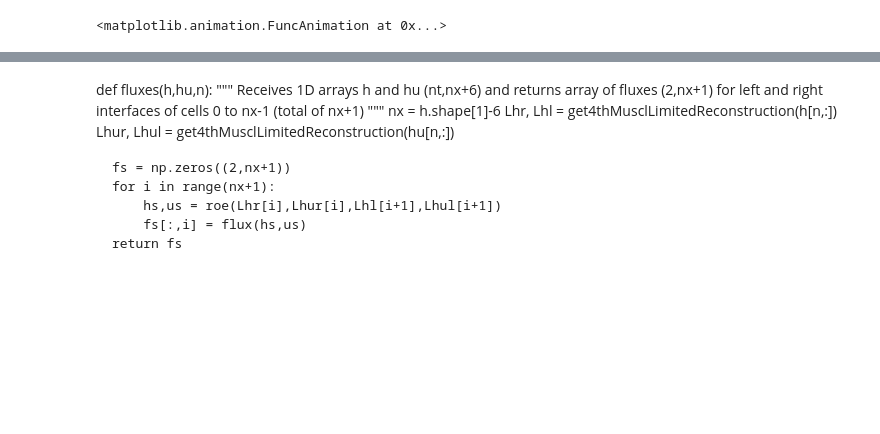
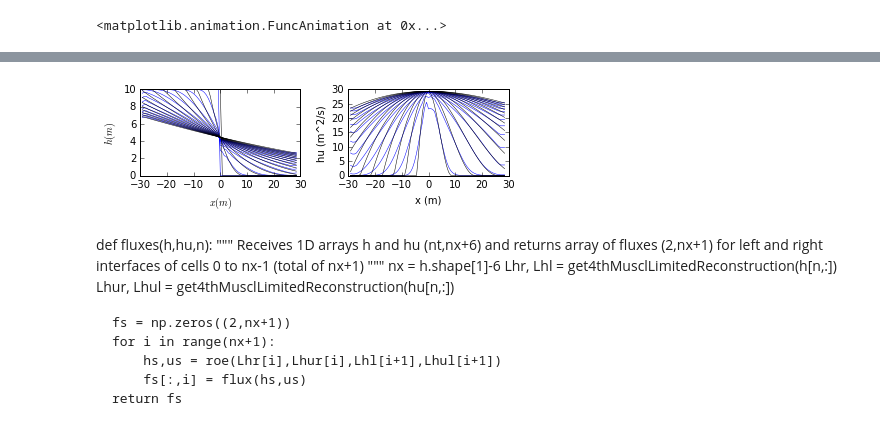
Before and after one commit to joaocaldass/inriamericwaves, a Jupyter notebook: Simulations/nswe_muscl_4order.ipynb, the cells around one changed output, grey strips where cells are left out. Cells and saved outputs as stored; diff of their text form; code cells hidden in the pictures; blank space fills up the shorter version.

```diff
--- a/Simulations/nswe_muscl_4order.ipynb
+++ b/Simulations/nswe_muscl_4order.ipynb
@@ -429,2 +552,2 @@ t1,h1,hu1 = simulate(h,hu,bcs_open,dx,cfl,t0,nt,1e-5,roe_surf)
 # %%
-t2,h2,hu2 = simulate(h,hu,bcs_open,dx,cfl,t0,nt,1e-5,roe)
+tdry,hdry,hudry = simulate(h,hu,bcs_open,dx,cfl,t0,nt,1e-5,roe)
@@ -465,0 +578,7 @@ animation.FuncAnimation(fig, animate, init_func=init,
+# %%
+hadry = np.zeros((nt,hdry.shape[1]))
+uadry = np.zeros((nt,hdry.shape[1]))
+
+for i in range(nt):
+    hadry[i,:], uadry[i,:] = dbsol.SWAnalyticalSolutionDry(x, tdry[i], 0.0, 10.0, 9.81)
+huadry = hadry*uadry
@@ -466,3 +604,22 @@ animation.FuncAnimation(fig, animate, init_func=init,
+# %%
+plt.figure(figsize=(6,2))
+dit = 20
+plt.subplot(121)
+plt.plot(x[1:-1],hdry[::dit,1:-1].T,'-b',lw=0.5);
+plt.plot(x[1:-1],hadry[::dit,1:-1].T,'-k',lw=0.5)
+# plt.ylim(0.0,10.5)
+plt.xlabel(r'$x (m)$')
+plt.ylabel(r'$h (m)$')
+plt.subplot(122)
+plt.plot(x[1:-1],hudry[::dit,1:-1].T,'-b',lw=0.5);
+plt.plot(x[1:-1],huadry[::dit,1:-1].T,'-k',lw=0.5);
+# plt.ylim(0.0,10.5)
+plt.xlabel('x (m)')
+plt.ylabel('hu (m^2/s)')
+plt.tight_layout()
+plt.savefig('figures/NsweSolvers/db4_dry.png',dpi=300,bbox_inches='tight')
+# %% [output]
+[figure, added]
 # %% [markdown]
 def fluxes(h,hu,n):
     """
```
Also changed, not shown: parts of 25 cells of this notebook, 28 other files.
